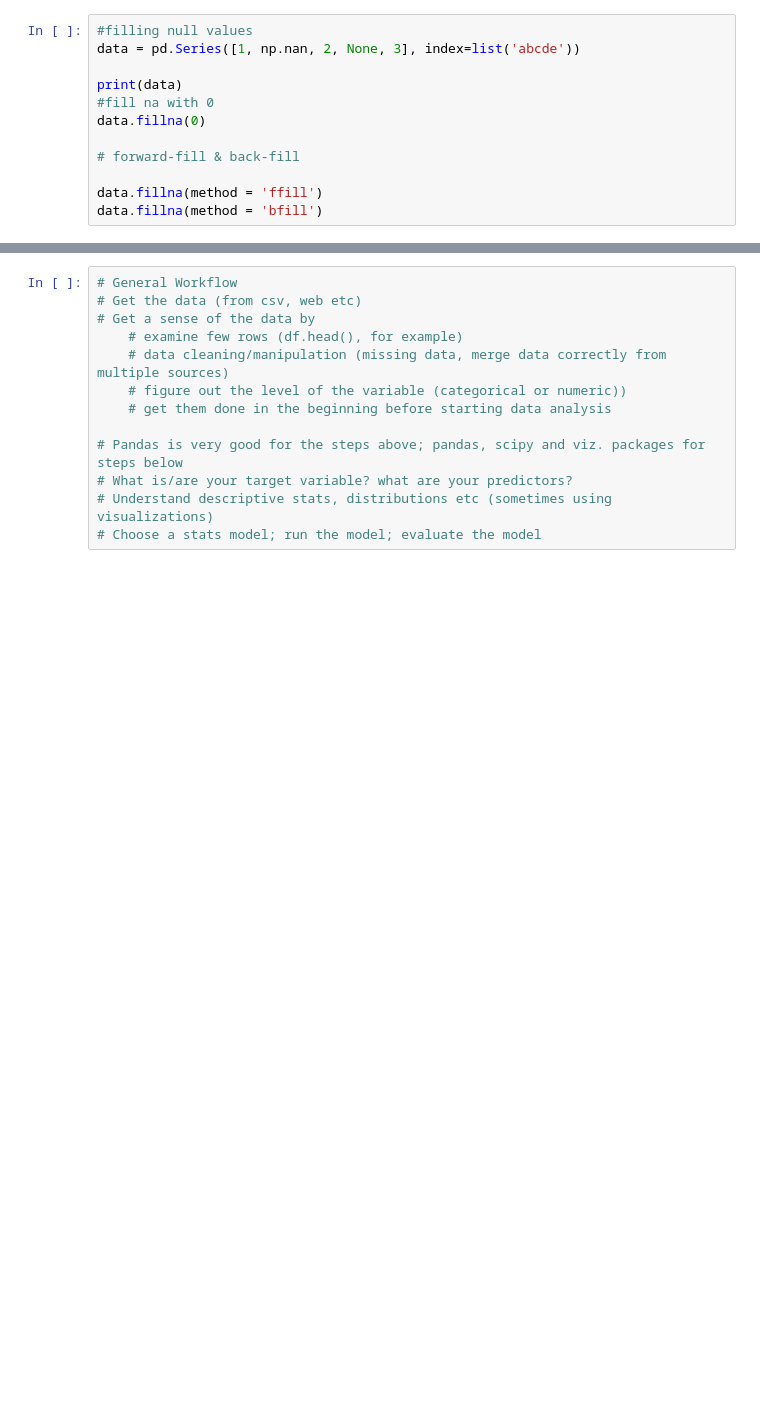
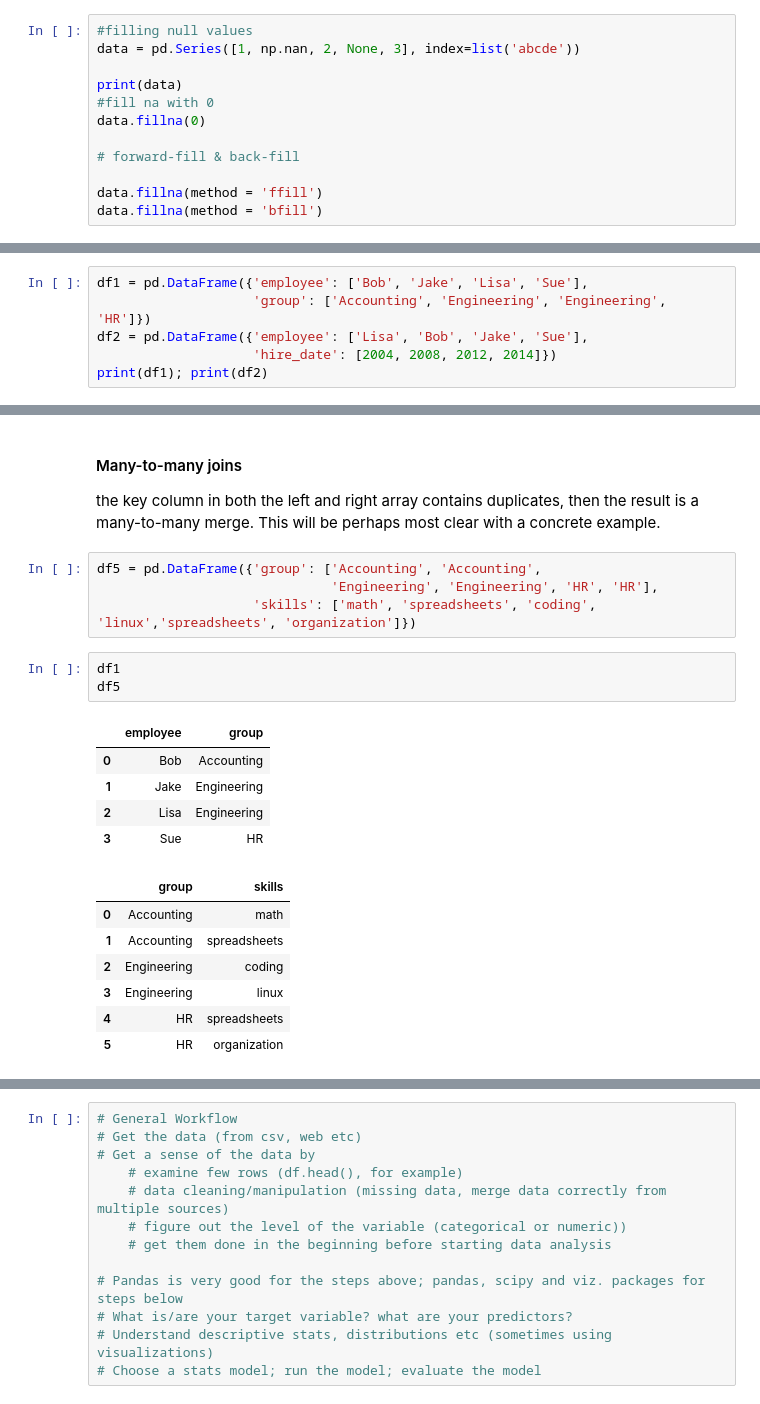
Before and after one commit to YuxiaoLuo/Analytics_Python, a Jupyter notebook: Data_Wrangling/Pandas.ipynb, the cells around one changed output, grey strips where cells are left out. Drawn from its saved outputs; the diff is of its cells as text; blank space fills up the shorter version.

```diff
--- a/Data_Wrangling/Pandas.ipynb
+++ b/Data_Wrangling/Pandas.ipynb
@@ -847,0 +1502,6 @@ data.fillna(method = 'bfill')
+# %%
+df1 = pd.DataFrame({'employee': ['Bob', 'Jake', 'Lisa', 'Sue'],
+                    'group': ['Accounting', 'Engineering', 'Engineering', 'HR']})
+df2 = pd.DataFrame({'employee': ['Lisa', 'Bob', 'Jake', 'Sue'],
+                    'hire_date': [2004, 2008, 2012, 2014]})
+print(df1); print(df2)
@@ -847,0 +1554,25 @@ data.fillna(method = 'bfill')
+# %% [markdown]
+#### Many-to-many joins
+the key column in both the left and right array contains duplicates, then
+the result is a many-to-many merge. This will be perhaps most clear with a concrete
+example.
+# %%
+df5 = pd.DataFrame({'group': ['Accounting', 'Accounting',
+                              'Engineering', 'Engineering', 'HR', 'HR'],
+                    'skills': ['math', 'spreadsheets', 'coding', 'linux','spreadsheets', 'organization']})
+# %%
+df1
+df5
+# %% [output]
+|  | employee | group |
+| 0 | Bob | Accounting |
+| 1 | Jake | Engineering |
+| 2 | Lisa | Engineering |
+| 3 | Sue | HR |
+|  | group | skills |
+| 0 | Accounting | math |
+| 1 | Accounting | spreadsheets |
+| 2 | Engineering | coding |
+| 3 | Engineering | linux |
+| 4 | HR | spreadsheets |
+| 5 | HR | organization |
```
Also changed, not shown: parts of 157 cells of this notebook, 1 other file.
